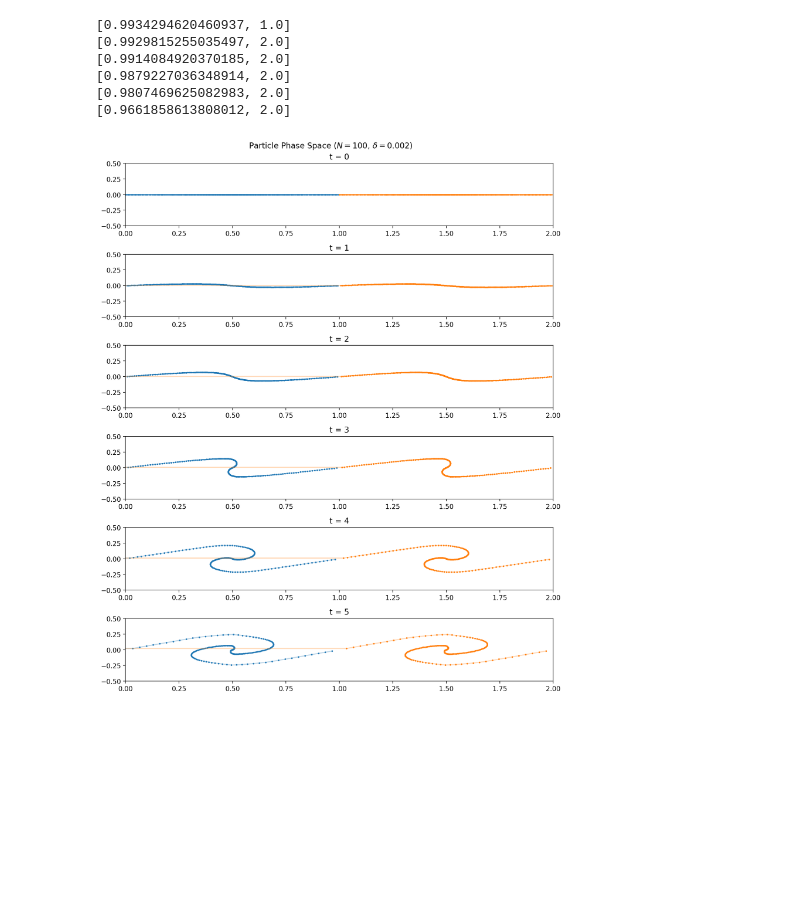
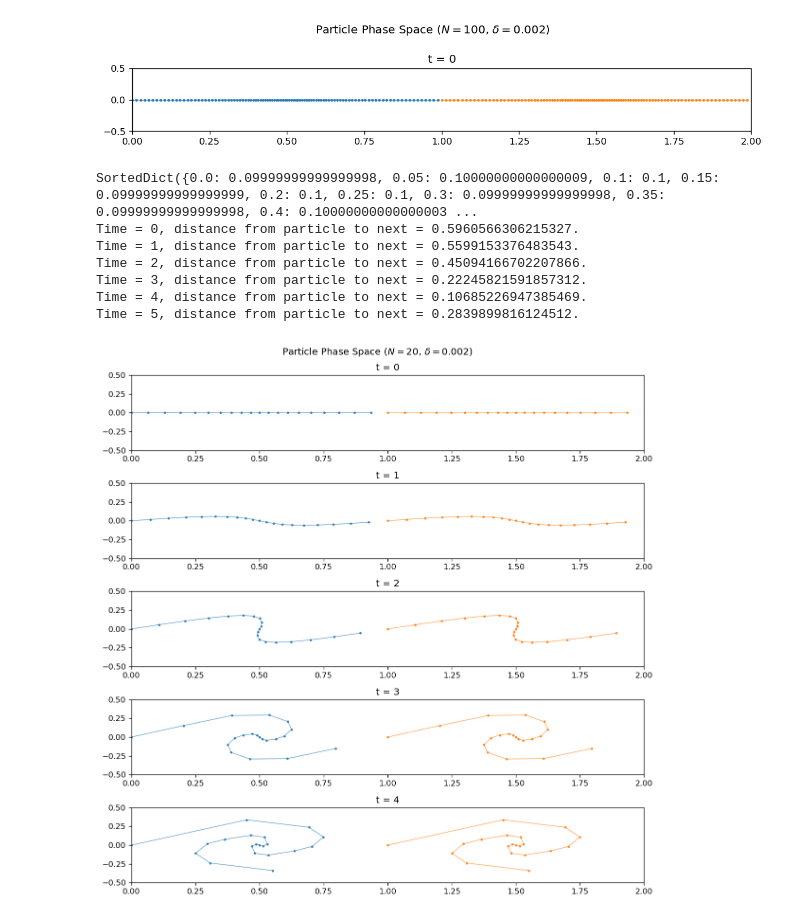
Before and after one commit to horaciomorenom/PlasmaModel, a Jupyter notebook: ColdStream.ipynb, the cells around one changed output. Cells and saved outputs as stored; diff of their text form; code cells hidden in the pictures; blank space fills up the shorter version.

Commit message:
Fixed quadrature weights to only take into account active particles, made N be total number of particles, added functions to get previous and next particles, added chord distance formula

```diff
--- a/ColdStream.ipynb
+++ b/ColdStream.ipynb
@@ -47,7 +47,7 @@ class Particle:
         """
         self.id = id_in
         self.active = True if self.id % 2 == 0 else False
-        self.alpha = (self.id - 1) / (2*N)
+        self.alpha = (self.id - 1) / (N)
         self.x = self.alpha + epsilon*math.sin(2* math.pi * self.alpha)
         self.v = 0.0
         self.a = 0.0
@@ -69,6 +69,7 @@ class Particle:
 
         """
         return self.alpha < other.alpha
+
 
 
     def update_position(self, dt):
@@ -102,7 +103,8 @@ class Particle:
         Returns:
             None
         """
-        self.v += self.a * dt
+        if self.id != 1:
+            self.v += self.a * dt
         self.vel_hist.append(self.v)
 
     def update_acceleration(self, acceleration):
@@ -337,16 +421,32 @@ def kd(p1: float, p2: float, delta: float) -> float:
 # %%
 driver = Plasma_Evolver(100, 0.01, kd, gd, delta_in=0.002)
 
 
-tmax = 5
-driver.evolve_plasma(tmax)
-driver.plot_particles([i for i in range(0,tmax + 1,1)], periods=2)
+tmax = 1
+#driver.evolve_plasma(tmax)
+driver.plot_particles([i for i in range(0,tmax + 1,2)], periods=2)
 #driver.plot_particles(zoom=True)
 # %% [output]
-[0.9934294620460937, 1.0]
-[0.9929815255035497, 2.0]
-[0.9914084920370185, 2.0]
-[0.9879227036348914, 2.0]
-[0.9807469625082983, 2.0]
-[0.9661858613808012, 2.0]
-[figure, old version]
+[figure, new version]
+# %%
+driver = Plasma_Evolver(20, 0.01, kd, gd, delta_in=0.002)
+
+
+print(driver.weights)
+
+print("Time = {}, distance from particle to next = {}.".format(driver.t, driver.calc_next_dist(p1)))
+
+for i in range (5):
+    driver.evolve_plasma(1)
+    print("Time = {}, distance from particle to next = {}.".format(driver.t, driver.calc_next_dist(p1)))
+
+driver.plot_particles([i for i in range(0,4 + 1,1)], periods=2)
+# %% [output]
+SortedDict({0.0: 0.09999999999999998, 0.05: 0.10000000000000009, 0.1: 0.1, 0.15: 0.09999999999999999, 0.2: 0.1, 0.25: 0.1, 0.3: 0.09999999999999998, 0.35: 0.09999999999999998, 0.4: 0.10000000000000003 ...
+Time = 0, distance from particle to next = 0.5960566306215327.
+Time = 1, distance from particle to next = 0.5599153376483543.
+Time = 2, distance from particle to next = 0.45094166702207866.
+Time = 3, distance from particle to next = 0.22245821591857312.
+Time = 4, distance from particle to next = 0.10685226947385469.
+Time = 5, distance from particle to next = 0.2839899816124512.
+[figure, added]
```
Also changed, not shown: parts of 1 cell of this notebook.
